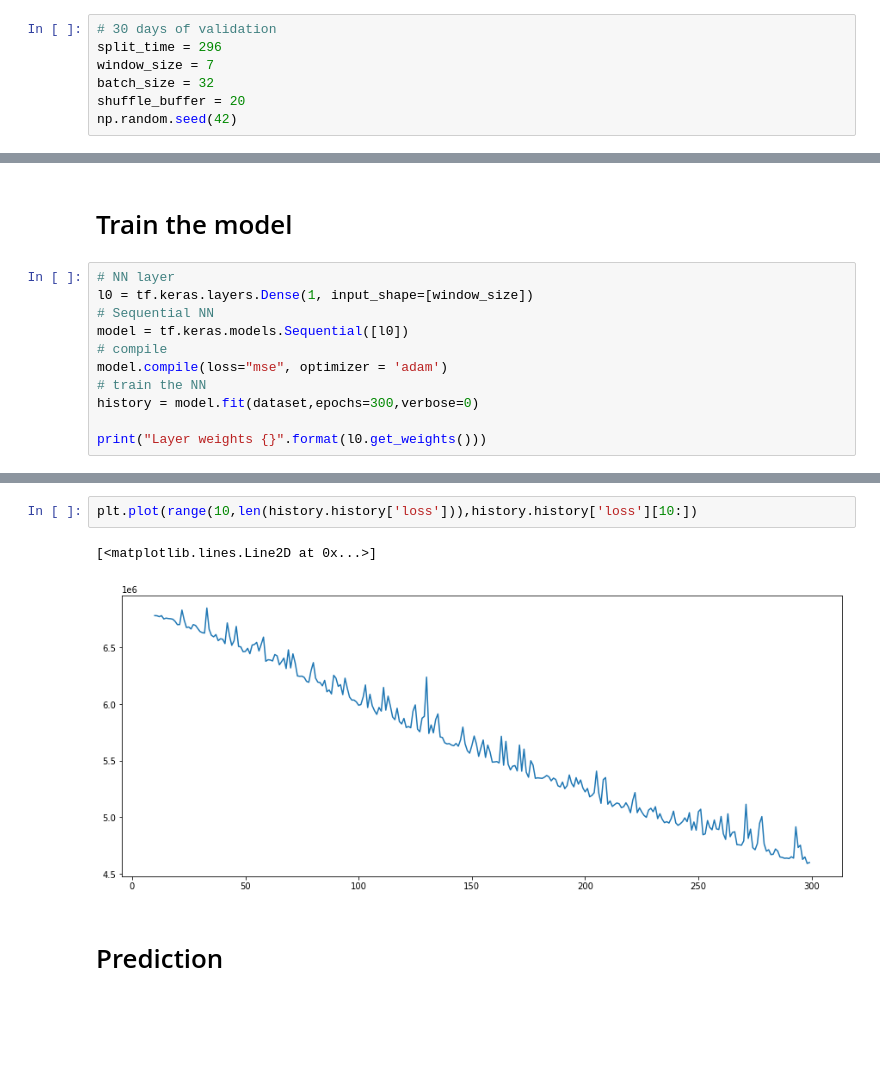
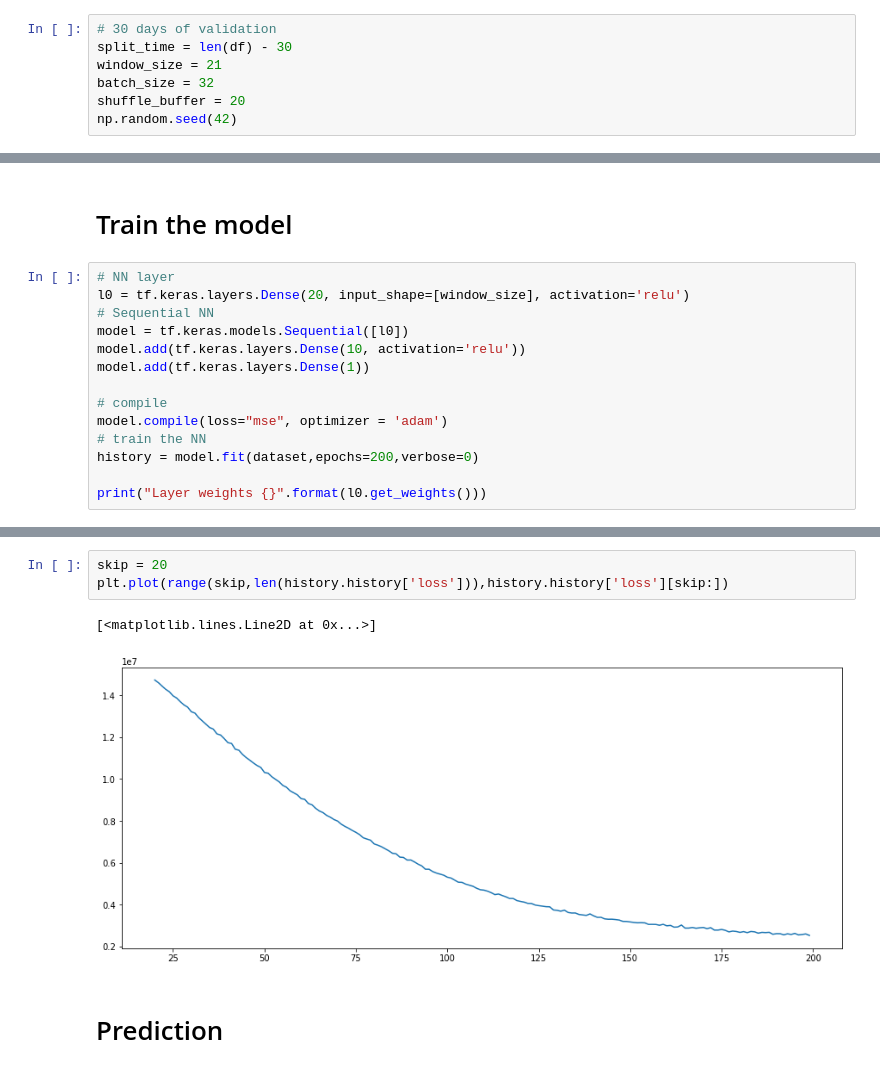
Before and after one commit to marcos-mansur/load-forecast, a Jupyter notebook: Notebook_1_DNN.ipynb, the cells around one changed output, grey strips where cells are left out. Drawn from its saved outputs; the diff is of its cells as text; blank space fills up the shorter version.

Commit message:
Add 2 dense layers, improve MAE

```diff
--- a/Notebook_1_DNN.ipynb
+++ b/Notebook_1_DNN.ipynb
@@ -48,8 +48,8 @@ df.head()
 # Initialize constants
 # %%
 # 30 days of validation
-split_time = 296
-window_size = 7
+split_time = len(df) - 30
+window_size = 21
 batch_size = 32
 shuffle_buffer = 20
 np.random.seed(42)
@@ -166,13 +166,16 @@ for x,y in dataset:
 # Train the model
 # %%
 # NN layer
-l0 = tf.keras.layers.Dense(1, input_shape=[window_size])
+l0 = tf.keras.layers.Dense(20, input_shape=[window_size], activation='relu')
 # Sequential NN
 model = tf.keras.models.Sequential([l0])
+model.add(tf.keras.layers.Dense(10, activation='relu'))
+model.add(tf.keras.layers.Dense(1))
+
 # compile
 model.compile(loss="mse", optimizer = 'adam')
 # train the NN
-history = model.fit(dataset,epochs=300,verbose=0)
+history = model.fit(dataset,epochs=200,verbose=0)
 
 print("Layer weights {}".format(l0.get_weights()))
 # %% [output]
@@ -186,8 +199,9 @@ Layer weights [array([[ 0.6788],
 # %%
-plt.plot(range(10,len(history.history['loss'])),history.history['loss'][10:])
+skip = 20
+plt.plot(range(skip,len(history.history['loss'])),history.history['loss'][skip:])
 # %% [output]
 [<matplotlib.lines.Line2D at 0x...>]
-[figure, old version]
+[figure, new version]
 # %% [markdown]
 # Prediction
 # %%
```
Also changed, not shown: parts of 3 cells of this notebook.
